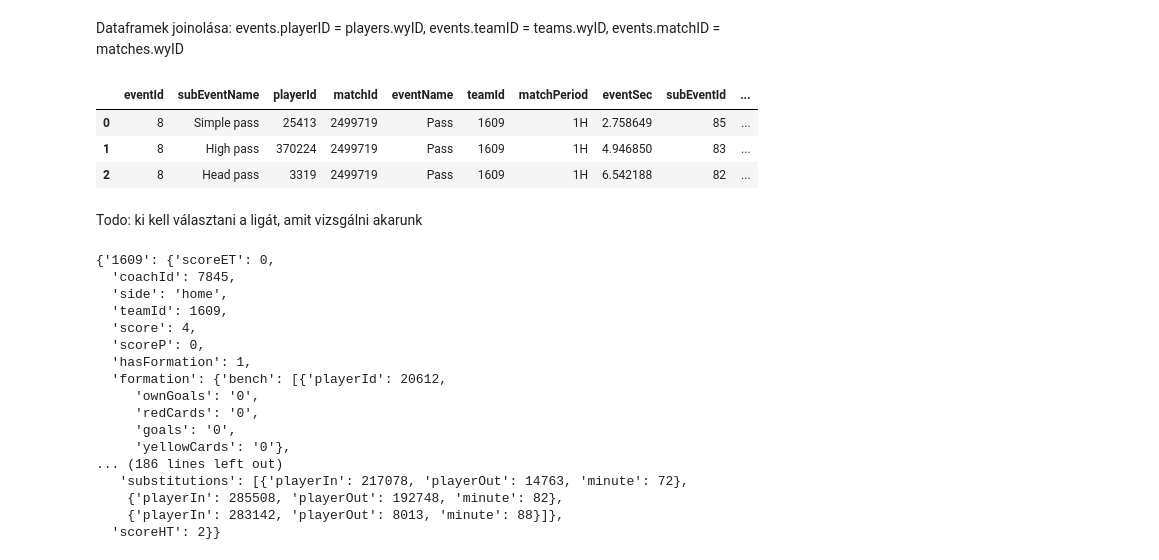
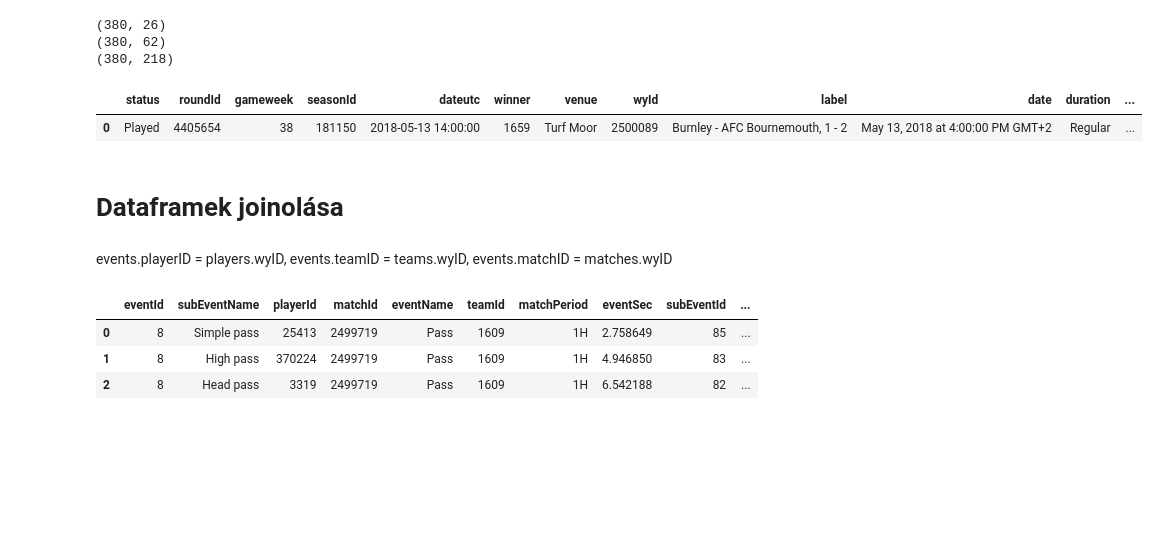
Before and after one commit to szmidapatrik/player-role-identification, a Jupyter notebook: wyscout_datasets.ipynb, the cells around one changed output. Drawn from its saved outputs; the diff is of its cells as text; code cells hidden in the pictures; blank space fills up the shorter version.

```diff
--- a/wyscout_datasets.ipynb
+++ b/wyscout_datasets.ipynb
@@ -295,0 +96,3 @@ Name: 0, dtype: object
+# %%
+columns_to_drop = [col for col in df_matches.columns if col.startswith("referees_")]
+df_matches.drop(columns=columns_to_drop, inplace=True)
@@ -296,5 +146,20 @@ Name: 0, dtype: object
+# %%
+df_matches = flatten_columns_with_dicts(final_df)
+df_matches = flatten_columns_with_lists(df_matches)
+df_matches = flatten_columns_with_dicts(df_matches)
+# %% [output]
+(380, 26)
+(380, 62)
+(380, 218)
+# %%
+df_matches.head(1)
+# %% [output]
+|  | status | roundId | gameweek | seasonId | dateutc | winner | venue | wyId | label | date | duration | ... |
+| 0 | Played | 4405654 | 38 | 181150 | 2018-05-13 14:00:00 | 1659 | Turf Moor | 2500089 | Burnley - AFC Bournemouth, 1 - 2 | May 13, 2018 at 4:00:00 PM GMT+2 | Regular | ... |
+# %% [markdown]
+# Dataframek joinolása
 # %% [markdown]
-Dataframek joinolása: events.playerID = players.wyID, events.teamID = teams.wyID, events.matchID = matches.wyID
+events.playerID = players.wyID, events.teamID = teams.wyID, events.matchID = matches.wyID
 # %%
 merged_df = pd.merge(df_events, df_players, left_on='playerId', right_on='wyId', how='left', suffixes=('', '_player'))
 merged_df = pd.merge(merged_df, df_teams, left_on='teamId', right_on='wyId', how='left', suffixes=('', '_team'))
@@ -308,25 +173,3 @@ df.head(3)
 | 0 | 8 | Simple pass | 25413 | 2499719 | Pass | 1609 | 1H | 2.758649 | 85 | ... |
 | 1 | 8 | High pass | 370224 | 2499719 | Pass | 1609 | 1H | 4.946850 | 83 | ... |
 | 2 | 8 | Head pass | 3319 | 2499719 | Pass | 1609 | 1H | 6.542188 | 82 | ... |
-# %% [markdown]
-Todo: ki kell választani a ligát, amit vizsgálni akarunk
-# %%
-df.iloc[0]['teamsData']
-# %% [output]
-{'1609': {'scoreET': 0,
-  'coachId': 7845,
-  'side': 'home',
-  'teamId': 1609,
-  'score': 4,
-  'scoreP': 0,
-  'hasFormation': 1,
-  'formation': {'bench': [{'playerId': 20612,
-     'ownGoals': '0',
-     'redCards': '0',
-     'goals': '0',
-     'yellowCards': '0'},
-... (186 lines left out)
-   'substitutions': [{'playerIn': 217078, 'playerOut': 14763, 'minute': 72},
-    {'playerIn': 285508, 'playerOut': 192748, 'minute': 82},
-    {'playerIn': 283142, 'playerOut': 8013, 'minute': 88}]},
-  'scoreHT': 2}}
```
Also changed, not shown: parts of 30 cells of this notebook.
